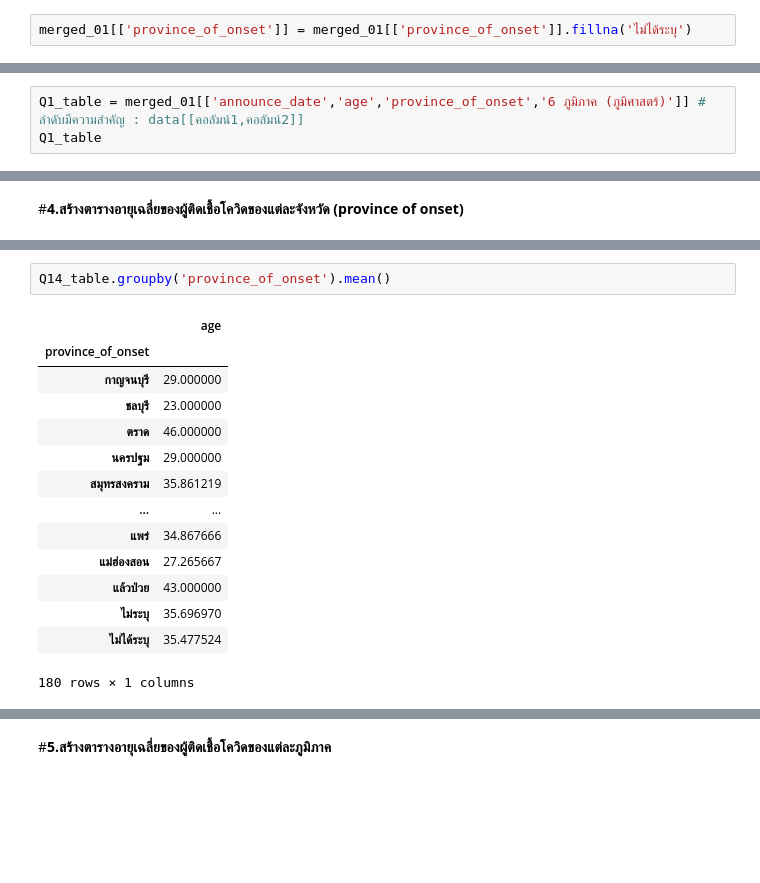
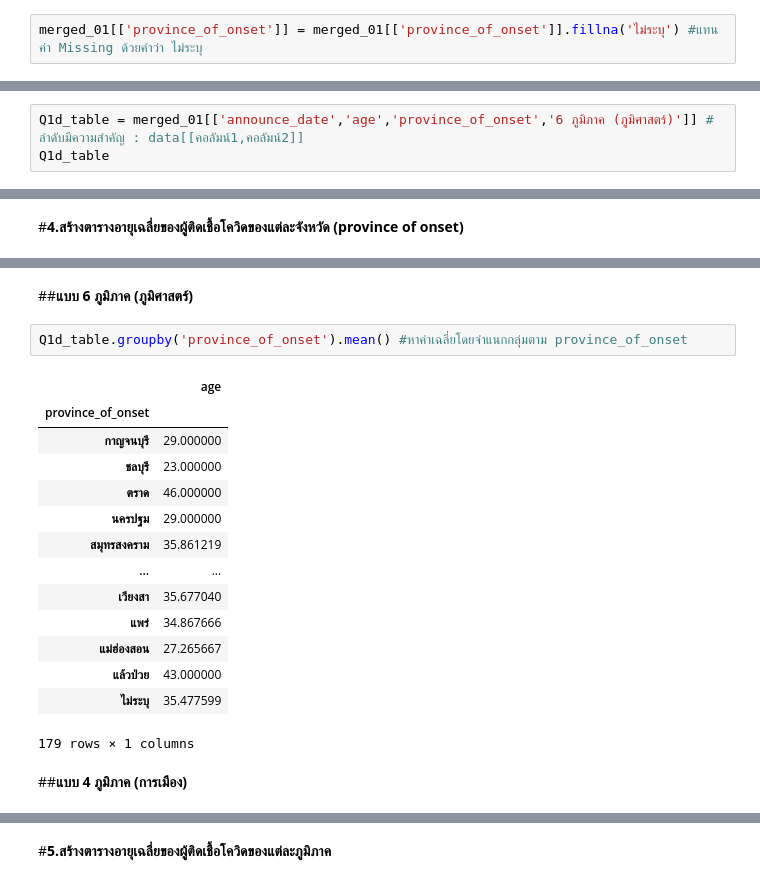
Before and after one commit to khanittha-phusopha/data_viz_2022, a Jupyter notebook: BasicPython&DataViz_midterm2022.ipynb, the cells around one changed output, grey strips where cells are left out. Cells and saved outputs as stored; diff of their text form; blank space fills up the shorter version.

```diff
--- a/BasicPython&DataViz_midterm2022.ipynb
+++ b/BasicPython&DataViz_midterm2022.ipynb
@@ -299,3 +304,3 @@ merged_01[['risk']] = merged_01[['risk']].fillna('ไม่ได้ระบุ
 # %%
-merged_01[['province_of_onset']] = merged_01[['province_of_onset']].fillna('ไม่ได้ระบุ')
+merged_01[['province_of_onset']] = merged_01[['province_of_onset']].fillna('ไม่ระบุ') #แทนค่า Missing ด้วยคำว่า ไม่ระบุ
 # %%
@@ -339,8 +342,8 @@ dtype: int64
 >1.จัดการตัดแค่ข้อมูลที่ต้องใช้ จากตารางที่ 4 ตาราง ข้อมูลผู้ป่วยติดเชื้อ
 นั่นคือ วันที่ อายุ จังหวัดที่มีอาการ และ6 ภูมิภาค
 # %%
-Q1_table = merged_01[['announce_date','age','province_of_onset','6 ภูมิภาค (ภูมิศาสตร์)']] # ลำดับมีความสำคัญ : data[[คอลัมน์1,คอลัมน์2]]
-Q1_table
+Q1d_table = merged_01[['announce_date','age','province_of_onset','6 ภูมิภาค (ภูมิศาสตร์)']] # ลำดับมีความสำคัญ : data[[คอลัมน์1,คอลัมน์2]]
+Q1d_table
 # %% [output]
 |  | announce_date | age | province_of_onset | 6 ภูมิภาค (ภูมิศาสตร์) |
 | 0 | 1/12/2020 | 61.0 | กรุงเทพมหานคร | กลาง |
@@ -2754,17 +2736,21 @@ set(Q14_table['province_of_onset'])  # หาชื่อจังหวัด
+# %% [markdown]
+##**แบบ 6 ภูมิภาค (ภูมิศาสตร์)**
 # %%
-Q14_table.groupby('province_of_onset').mean()
+Q1d_table.groupby('province_of_onset').mean() #หาค่าเฉลี่ยโดยจำแนกกลุ่มตาม province_of_onset
 # %% [output]
 |  | age |
 | province_of_onset |  |
 | กาญจนบุรี | 29.000000 |
 | ชลบุรี | 23.000000 |
 | ตราด | 46.000000 |
 | นครปฐม | 29.000000 |
 | สมุทรสงคราม | 35.861219 |
 | ... | ... |
+| เวียงสา | 35.677040 |
 | แพร่ | 34.867666 |
 | แม่ฮ่องสอน | 27.265667 |
 | แล้วป่วย | 43.000000 |
-| ไม่ระบุ | 35.696970 |
-| ไม่ได้ระบุ | 35.477524 |
+| ไม่ระบุ | 35.477599 |
-180 rows × 1 columns
+179 rows × 1 columns
+# %% [markdown]
+##**แบบ 4 ภูมิภาค (การเมือง)**
```
Also changed, not shown: parts of 137 cells of this notebook.
